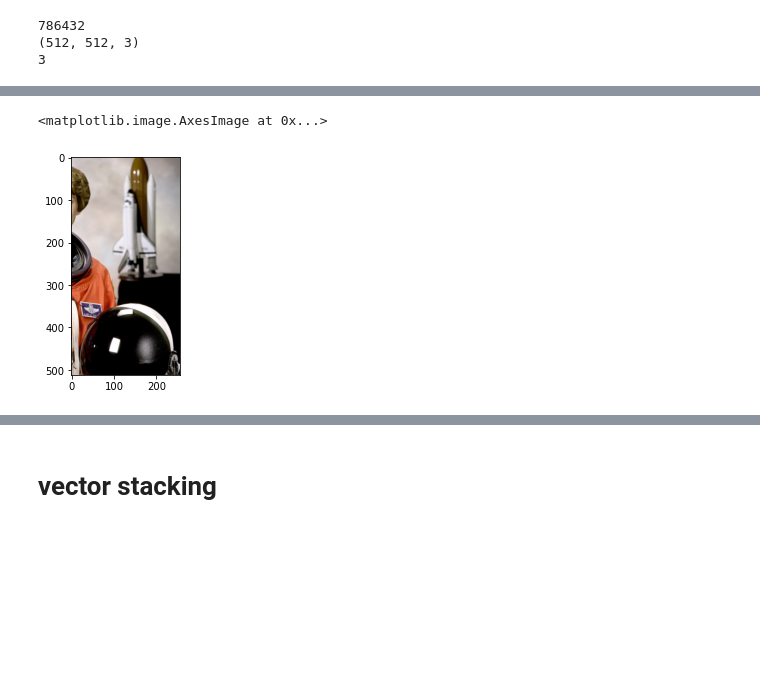
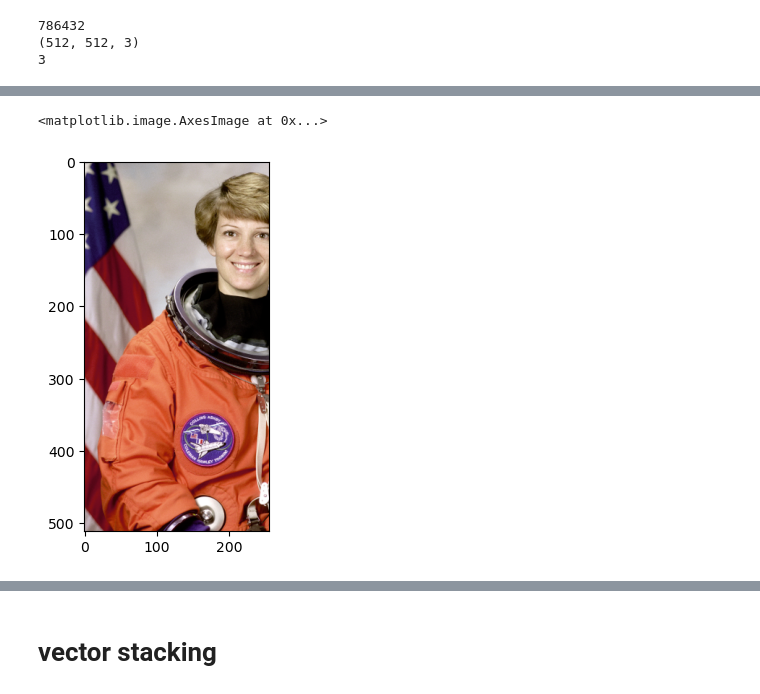
Before and after one commit to Adigit/machine_learning, a Jupyter notebook: Python by Salahudin - 9th oct 2022/Python notebooks/Numpy and Pandas/Class_14_Numpy_Part_2_Pandas_Part_1.ipynb, the cells around one changed output, grey strips where cells are left out. Cells and saved outputs as stored; diff of their text form; code cells hidden in the pictures; blank space fills up the shorter version.

```diff
--- a/Python by Salahudin - 9th oct 2022/Python notebooks/Numpy and Pandas/Class_14_Numpy_Part_2_Pandas_Part_1.ipynb
+++ b/Python by Salahudin - 9th oct 2022/Python notebooks/Numpy and Pandas/Class_14_Numpy_Part_2_Pandas_Part_1.ipynb
@@ -715,8 +780,8 @@ half_1 , half_2 = np.hsplit(image , 2)
 # %%
-plt.imshow(half_2)
+plt.imshow(half_1)
 # %% [output]
 <matplotlib.image.AxesImage at 0x...>
-[figure, old version]
+[figure, new version]
 # %%
 plt.imshow(half_1)
 # %% [output]
```
Also changed, not shown: parts of 36 cells of this notebook, 14 other files.
